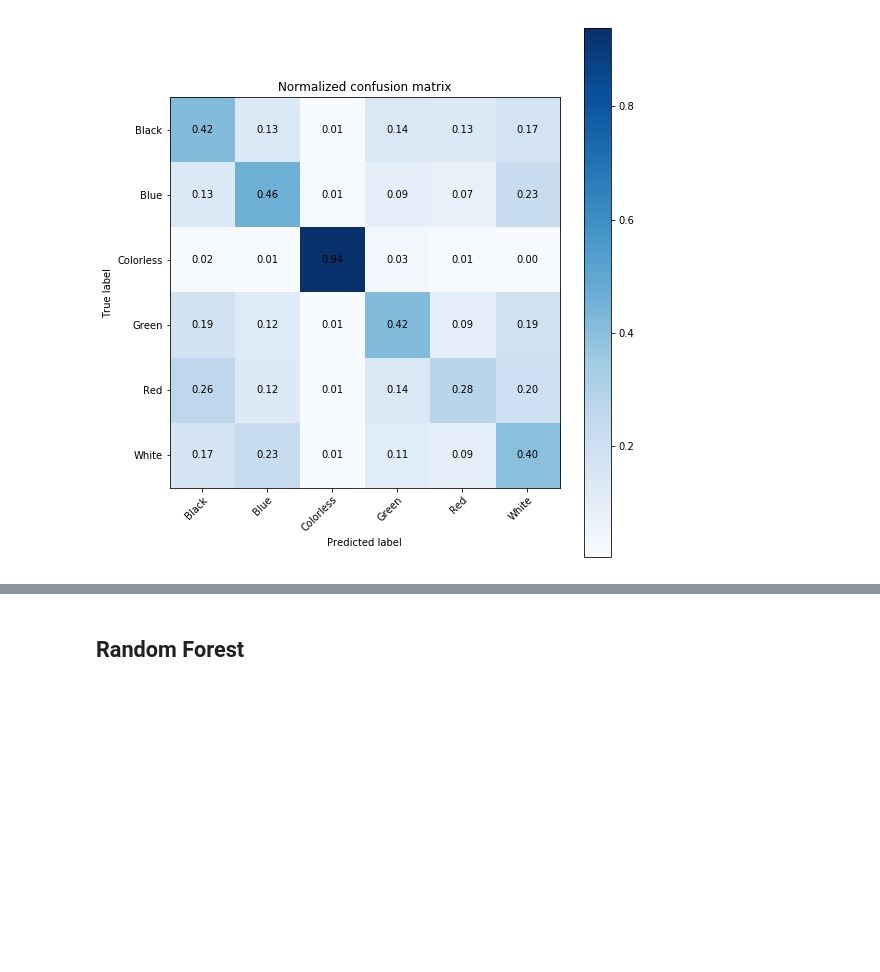
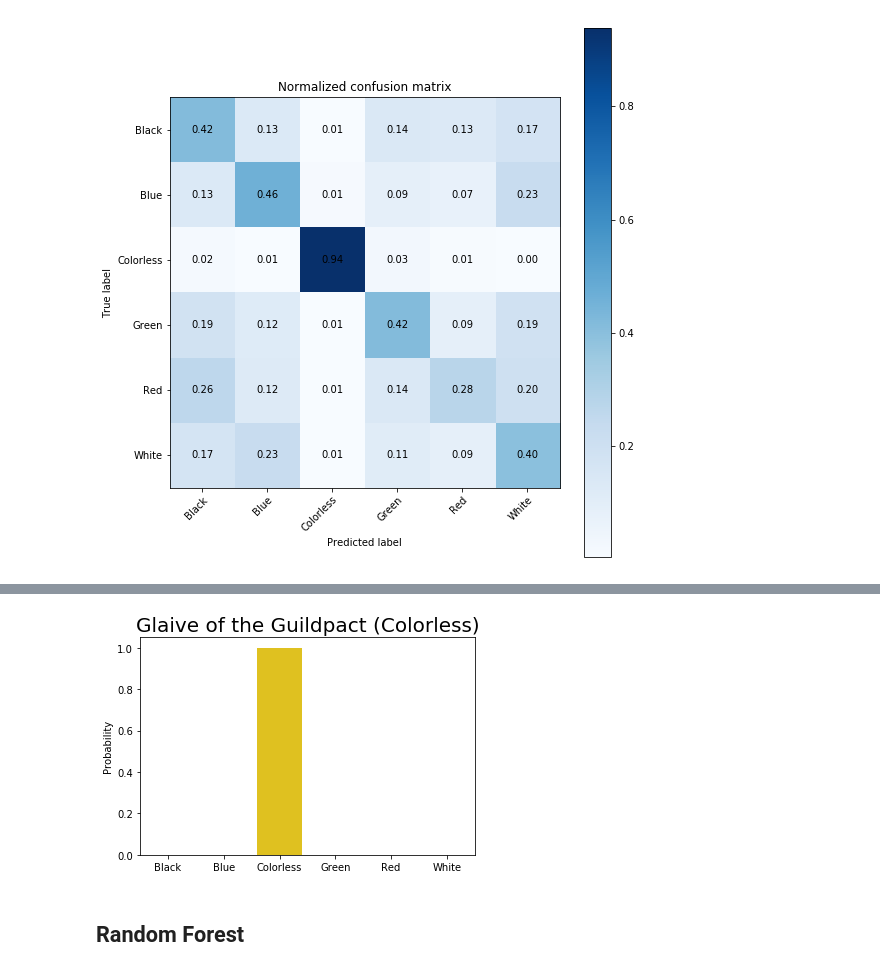
Before and after one commit to Yee-Brian21/MTG-Color-Classifier, a Jupyter notebook: MTG_classifier.ipynb, the cells around one changed output, grey strips where cells are left out. Saved outputs shown, nothing was run; the diff lists cells and outputs as text; code cells hidden in the pictures; blank space fills up the shorter version.

```diff
--- a/MTG_classifier.ipynb
+++ b/MTG_classifier.ipynb
@@ -1076,3 +1095,7 @@ Normalized confusion matrix
+# %%
+prob_plot(boost_probs,1)
+# %% [output]
+[figure, added]
 # %% [markdown]
 ## Random Forest
 # %%
```
Also changed, not shown: parts of 9 cells of this notebook.
